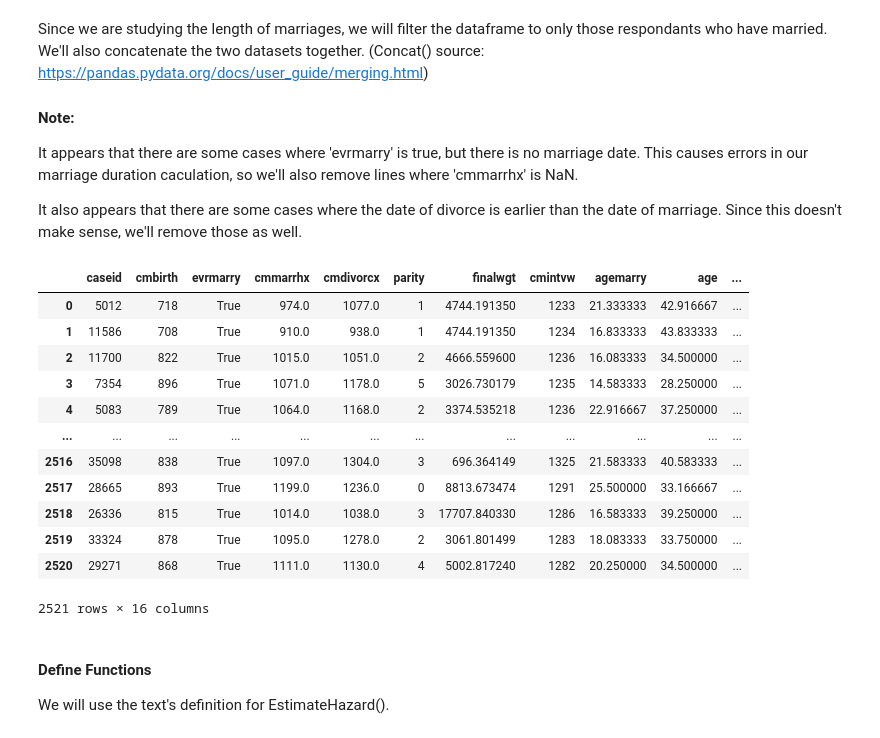
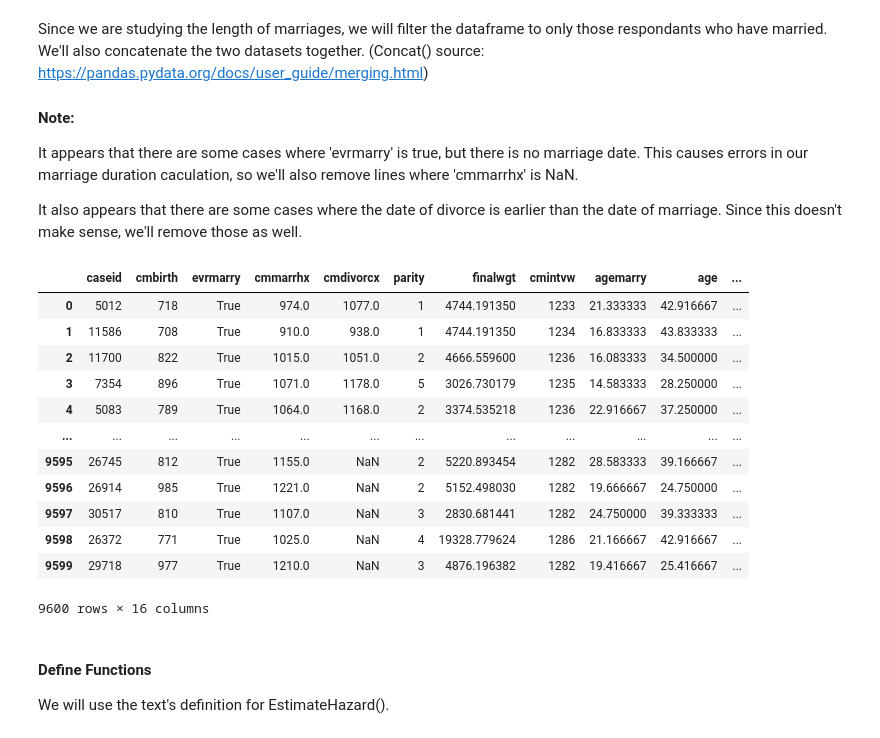
Before and after one commit to mhoehler22/ThinkStats2, a Jupyter notebook: code/HoehlerDSC530Week11.ipynb, the cells around one changed output. Cells and saved outputs as stored; diff of their text form; code cells hidden in the pictures.

```diff
--- a/code/HoehlerDSC530Week11.ipynb
+++ b/code/HoehlerDSC530Week11.ipynb
@@ -87,29 +87,32 @@ It also appears that there are some cases where the date of divorce is earlier t
 # %%
 resp6mar = resp6[resp6['evrmarry']==True]
 resp7mar = resp7[resp7['evrmarry']==True]
 resp6mar = resp6mar[resp6mar['cmmarrhx'].isna() == False]
 resp7mar = resp7mar[resp7mar['cmmarrhx'].isna() == False]
 
-resp6mar = resp6mar[resp6mar['cmmarrhx'] <= resp6mar['cmdivorcx']]
-resp7mar = resp7mar[resp7mar['cmmarrhx'] <= resp7mar['cmdivorcx']]
+resp6marD = resp6mar[(resp6mar['cmdivorcx']- resp6mar['cmmarrhx']) >= 0]
+resp6marM = resp6mar[resp6mar['divorced'] == False]
+resp7marD = resp7mar[resp7mar['cmdivorcx']- resp7mar['cmmarrhx'] >= 0]
+resp7marM = resp7mar[resp7mar['divorced'] == False]
 
-resps = pd.concat([resp6mar, resp7mar], ignore_index=True)
+
+resps = pd.concat([resp6marD, resp6marM, resp7marD, resp7marM], ignore_index=True)
 
 resps
 # %% [output]
 |  | caseid | cmbirth | evrmarry | cmmarrhx | cmdivorcx | parity | finalwgt | cmintvw | agemarry | age | ... |
 | 0 | 5012 | 718 | True | 974.0 | 1077.0 | 1 | 4744.191350 | 1233 | 21.333333 | 42.916667 | ... |
 | 1 | 11586 | 708 | True | 910.0 | 938.0 | 1 | 4744.191350 | 1234 | 16.833333 | 43.833333 | ... |
 | 2 | 11700 | 822 | True | 1015.0 | 1051.0 | 2 | 4666.559600 | 1236 | 16.083333 | 34.500000 | ... |
 | 3 | 7354 | 896 | True | 1071.0 | 1178.0 | 5 | 3026.730179 | 1235 | 14.583333 | 28.250000 | ... |
 | 4 | 5083 | 789 | True | 1064.0 | 1168.0 | 2 | 3374.535218 | 1236 | 22.916667 | 37.250000 | ... |
 | ... | ... | ... | ... | ... | ... | ... | ... | ... | ... | ... | ... |
-| 2516 | 35098 | 838 | True | 1097.0 | 1304.0 | 3 | 696.364149 | 1325 | 21.583333 | 40.583333 | ... |
-| 2517 | 28665 | 893 | True | 1199.0 | 1236.0 | 0 | 8813.673474 | 1291 | 25.500000 | 33.166667 | ... |
-| 2518 | 26336 | 815 | True | 1014.0 | 1038.0 | 3 | 17707.840330 | 1286 | 16.583333 | 39.250000 | ... |
-| 2519 | 33324 | 878 | True | 1095.0 | 1278.0 | 2 | 3061.801499 | 1283 | 18.083333 | 33.750000 | ... |
-| 2520 | 29271 | 868 | True | 1111.0 | 1130.0 | 4 | 5002.817240 | 1282 | 20.250000 | 34.500000 | ... |
+| 9595 | 26745 | 812 | True | 1155.0 | NaN | 2 | 5220.893454 | 1282 | 28.583333 | 39.166667 | ... |
+| 9596 | 26914 | 985 | True | 1221.0 | NaN | 2 | 5152.498030 | 1282 | 19.666667 | 24.750000 | ... |
+| 9597 | 30517 | 810 | True | 1107.0 | NaN | 3 | 2830.681441 | 1282 | 24.750000 | 39.333333 | ... |
+| 9598 | 26372 | 771 | True | 1025.0 | NaN | 4 | 19328.779624 | 1286 | 21.166667 | 42.916667 | ... |
+| 9599 | 29718 | 977 | True | 1210.0 | NaN | 3 | 4876.196382 | 1282 | 19.416667 | 25.416667 | ... |
-2521 rows × 16 columns
+9600 rows × 16 columns
 # %% [markdown]
 #### Define Functions
 We will use the text's definition for EstimateHazard().
```
Also changed, not shown: parts of 12 cells of this notebook.
